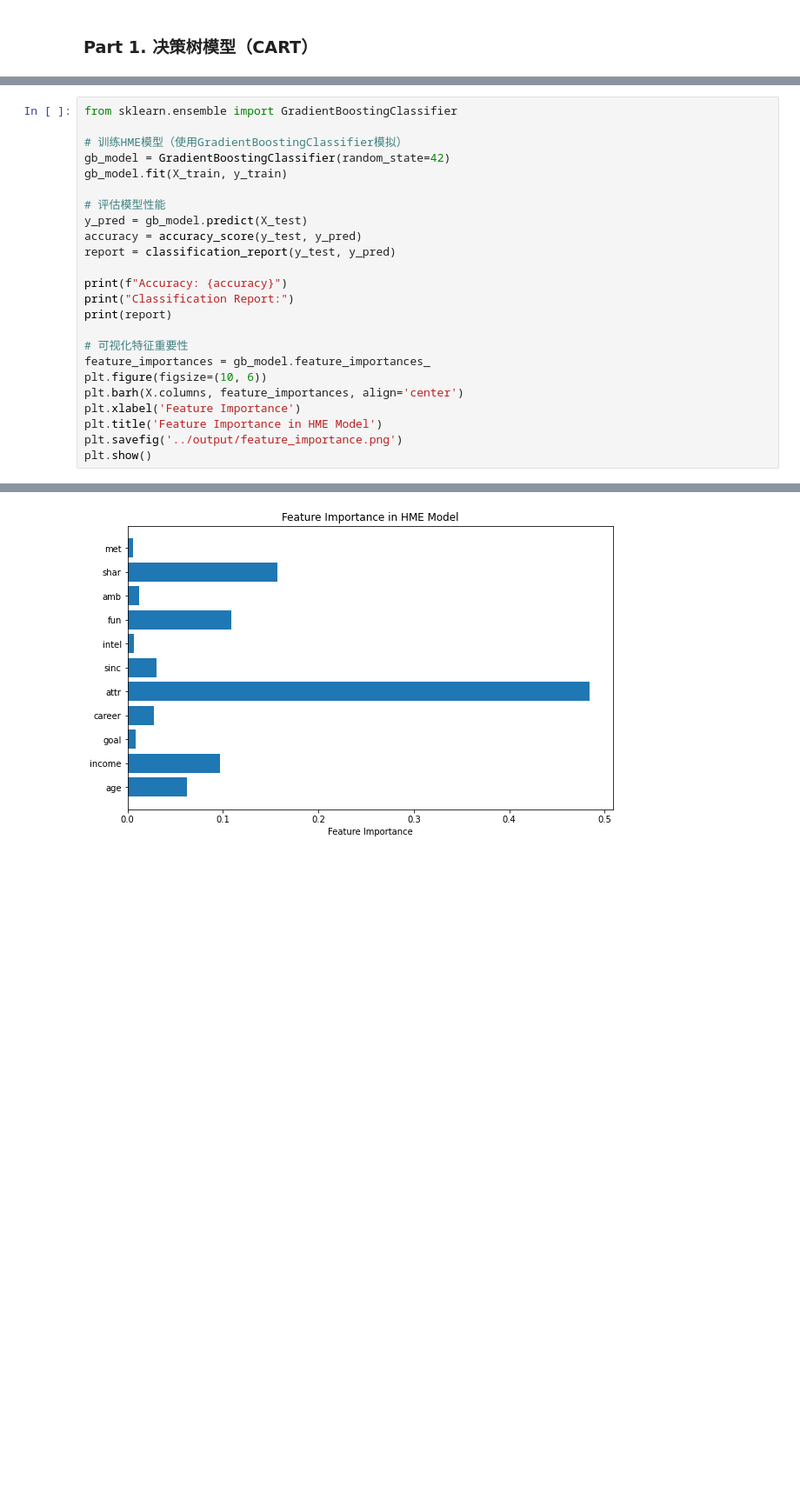
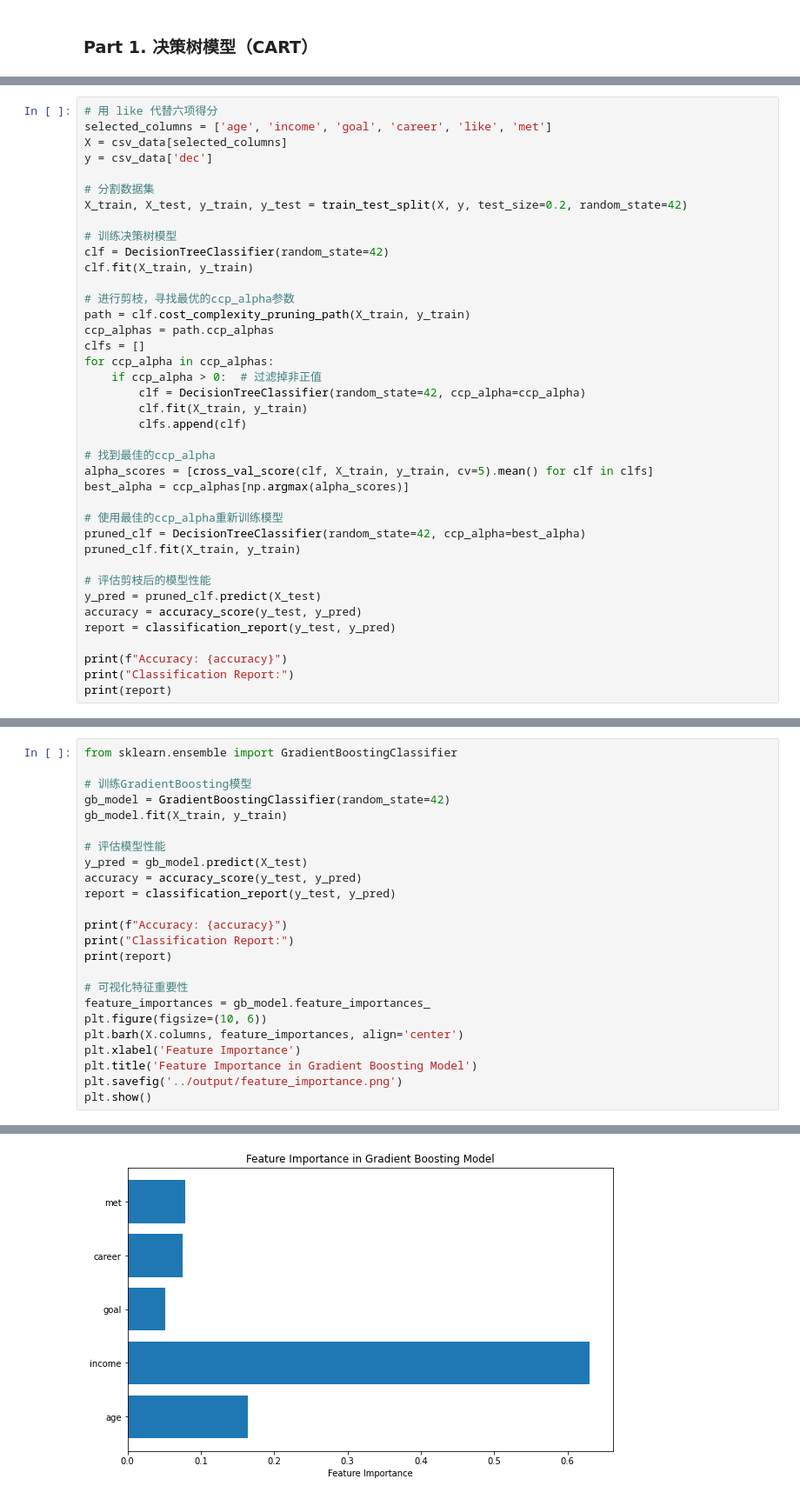
Before and after one commit to selfspin/Data-Mining-pj, a Jupyter notebook: scripts/zyx.ipynb, the cells around one changed output, grey strips where cells are left out. Shown: that part at 87% size. Saved outputs shown, nothing was run; the diff lists cells and outputs as text; blank space fills up the shorter version.

```diff
--- a/scripts/zyx.ipynb
+++ b/scripts/zyx.ipynb
@@ -141,3 +141,42 @@ plt.savefig('../output/correlation_matrix.png')
 plt.show()
 # %% [output]
 [figure]
+# %%
+# 用 like 代替六项得分
+selected_columns = ['age', 'income', 'goal', 'career', 'like', 'met']
+X = csv_data[selected_columns]
+y = csv_data['dec']
+
+# 分割数据集
+X_train, X_test, y_train, y_test = train_test_split(X, y, test_size=0.2, random_state=42)
+
+# 训练决策树模型
+clf = DecisionTreeClassifier(random_state=42)
+clf.fit(X_train, y_train)
+
+# 进行剪枝，寻找最优的ccp_alpha参数
+path = clf.cost_complexity_pruning_path(X_train, y_train)
+ccp_alphas = path.ccp_alphas
+clfs = []
+for ccp_alpha in ccp_alphas:
+    if ccp_alpha > 0:  # 过滤掉非正值
+        clf = DecisionTreeClassifier(random_state=42, ccp_alpha=ccp_alpha)
+        clf.fit(X_train, y_train)
+        clfs.append(clf)
+
+# 找到最佳的ccp_alpha
+alpha_scores = [cross_val_score(clf, X_train, y_train, cv=5).mean() for clf in clfs]
+best_alpha = ccp_alphas[np.argmax(alpha_scores)]
+
+# 使用最佳的ccp_alpha重新训练模型
+pruned_clf = DecisionTreeClassifier(random_state=42, ccp_alpha=best_alpha)
+pruned_clf.fit(X_train, y_train)
+
+# 评估剪枝后的模型性能
+y_pred = pruned_clf.predict(X_test)
+accuracy = accuracy_score(y_test, y_pred)
+report = classification_report(y_test, y_pred)
+
+print(f"Accuracy: {accuracy}")
+print("Classification Report:")
+print(report)
@@ -146,7 +196,7 @@ plt.show()
 # %%
 from sklearn.ensemble import GradientBoostingClassifier
 
-# 训练HME模型（使用GradientBoostingClassifier模拟）
+# 训练GradientBoosting模型
 gb_model = GradientBoostingClassifier(random_state=42)
 gb_model.fit(X_train, y_train)
 
@@ -164,7 +214,7 @@ feature_importances = gb_model.feature_importances_
 plt.figure(figsize=(10, 6))
 plt.barh(X.columns, feature_importances, align='center')
 plt.xlabel('Feature Importance')
-plt.title('Feature Importance in HME Model')
+plt.title('Feature Importance in Gradient Boosting Model')
 plt.savefig('../output/feature_importance.png')
 plt.show()
 # %% [output]
@@ -181 +231 @@ weighted avg       0.79      0.79      0.79       701
-[figure, old version]
+[figure, new version]
```
Also changed, not shown: parts of 5 cells of this notebook.
